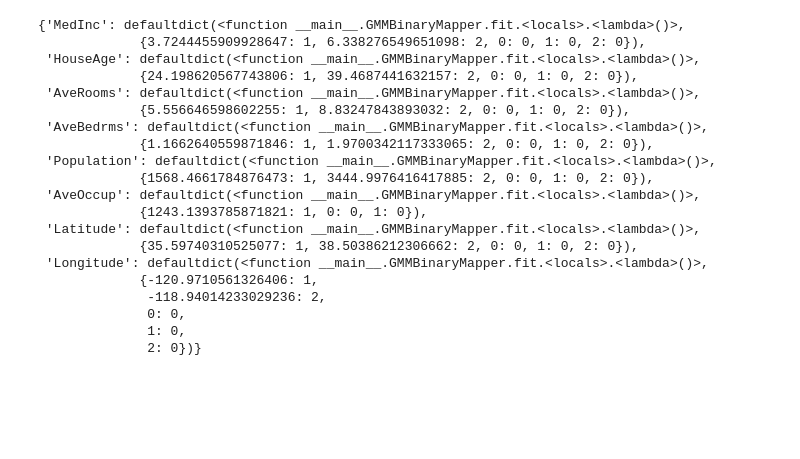
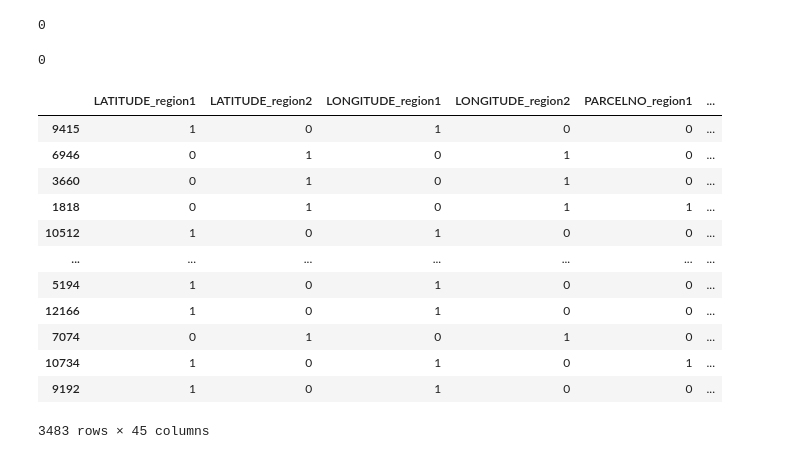
Before and after one commit to mattyshen/adaptiveTTI, a Jupyter notebook: interpretDistill/featurizer_debugger.ipynb, the cells around one changed output. Saved outputs shown, nothing was run; the diff lists cells and outputs as text; code cells hidden in the pictures; blank space fills up the shorter version.

```diff
--- a/interpretDistill/featurizer_debugger.ipynb
+++ b/interpretDistill/featurizer_debugger.ipynb
@@ -212,2 +141,2 @@ Name: Longitude, Length: 16512, dtype: int64 5819
 # %%
-X_train_new
+X_val_new = ft.transform(X_val)
@@ -228,23 +143,24 @@ X_train_new
-# %%
-ft.maps
-# %% [output]
-{'MedInc': defaultdict(<function __main__.GMMBinaryMapper.fit.<locals>.<lambda>()>,
-             {3.7244455909928647: 1, 6.338276549651098: 2, 0: 0, 1: 0, 2: 0}),
- 'HouseAge': defaultdict(<function __main__.GMMBinaryMapper.fit.<locals>.<lambda>()>,
-             {24.198620567743806: 1, 39.4687441632157: 2, 0: 0, 1: 0, 2: 0}),
- 'AveRooms': defaultdict(<function __main__.GMMBinaryMapper.fit.<locals>.<lambda>()>,
-             {5.556646598602255: 1, 8.83247843893032: 2, 0: 0, 1: 0, 2: 0}),
- 'AveBedrms': defaultdict(<function __main__.GMMBinaryMapper.fit.<locals>.<lambda>()>,
-             {1.1662640559871846: 1, 1.9700342117333065: 2, 0: 0, 1: 0, 2: 0}),
- 'Population': defaultdict(<function __main__.GMMBinaryMapper.fit.<locals>.<lambda>()>,
-             {1568.4661784876473: 1, 3444.9976416417885: 2, 0: 0, 1: 0, 2: 0}),
- 'AveOccup': defaultdict(<function __main__.GMMBinaryMapper.fit.<locals>.<lambda>()>,
-             {1243.1393785871821: 1, 0: 0, 1: 0}),
- 'Latitude': defaultdict(<function __main__.GMMBinaryMapper.fit.<locals>.<lambda>()>,
-             {35.59740310525077: 1, 38.50386212306662: 2, 0: 0, 1: 0, 2: 0}),
- 'Longitude': defaultdict(<function __main__.GMMBinaryMapper.fit.<locals>.<lambda>()>,
-             {-120.9710561326406: 1,
-              -118.94014233029236: 2,
-              0: 0,
-              1: 0,
-              2: 0})}
+# %%
+np.sum(np.sum(X_train_new.isna()))
+# %% [output]
+0
+# %%
+np.sum(np.sum(X_val_new.isna()))
+# %% [output]
+0
+# %%
+X_val_new
+# %% [output]
+|  | LATITUDE_region1 | LATITUDE_region2 | LONGITUDE_region1 | LONGITUDE_region2 | PARCELNO_region1 | ... |
+| 9415 | 1 | 0 | 1 | 0 | 0 | ... |
+| 6946 | 0 | 1 | 0 | 1 | 0 | ... |
+| 3660 | 0 | 1 | 0 | 1 | 0 | ... |
+| 1818 | 0 | 1 | 0 | 1 | 1 | ... |
+| 10512 | 1 | 0 | 1 | 0 | 0 | ... |
+| ... | ... | ... | ... | ... | ... | ... |
+| 5194 | 1 | 0 | 1 | 0 | 0 | ... |
+| 12166 | 1 | 0 | 1 | 0 | 0 | ... |
+| 7074 | 0 | 1 | 0 | 1 | 0 | ... |
+| 10734 | 1 | 0 | 1 | 0 | 1 | ... |
+| 9192 | 1 | 0 | 1 | 0 | 0 | ... |
+3483 rows × 45 columns
```
Also changed, not shown: parts of 9 cells of this notebook, 19 other files.
